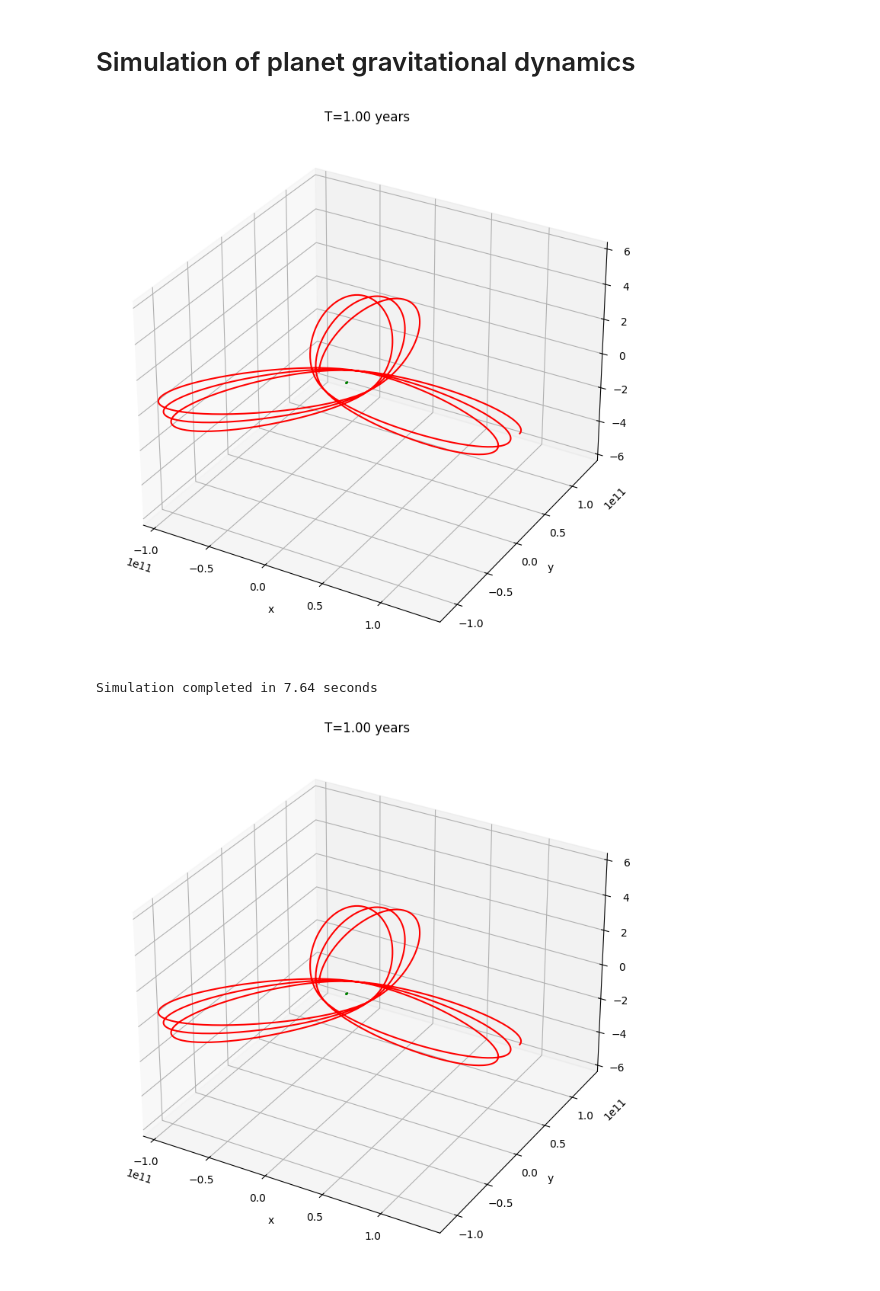
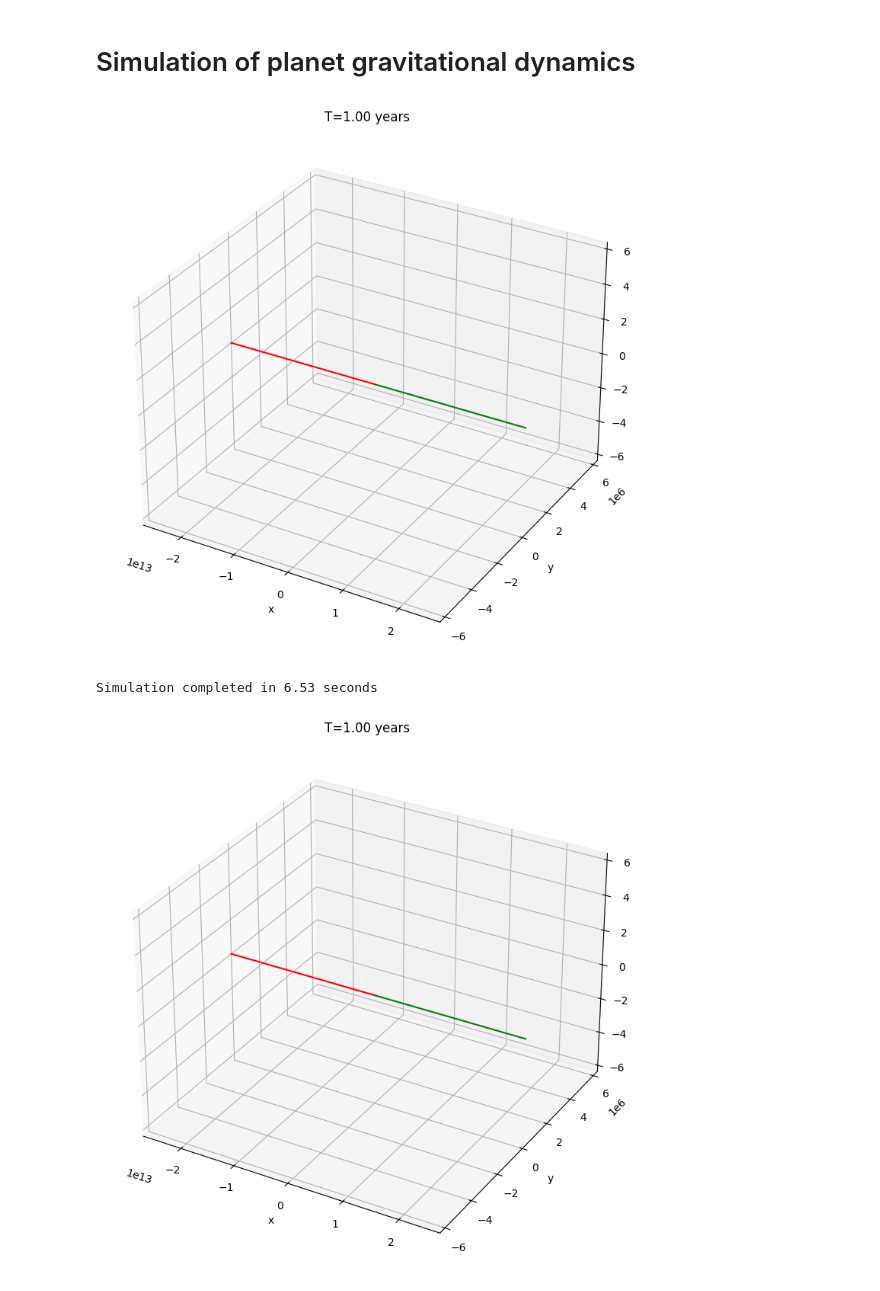
Before and after one commit to JordiBusquets/Planet-dynamics, a Jupyter notebook: scripts/Planets.ipynb, the cells around one changed output. Drawn from its saved outputs; the diff is of its cells as text; code cells hidden in the pictures.

```diff
--- a/scripts/Planets.ipynb
+++ b/scripts/Planets.ipynb
@@ -6,32 +6,32 @@ warnings.filterwarnings('ignore')
 # %%
 import sys
 sys.path.insert(0, '/Users/jordi/Documents/jordi/Programming/github_dev/Planet-dynamics')
 
 import matplotlib.pyplot as plt
 plt.rcParams['figure.figsize'] = [18, 12]
 import timeit
 
 # Import from src modules
 from src.constants import M_earth, R_earth, M_sun, R_sun, D_earth_sun, D_earth_moon, V_earth, G
 from src.models.planet import Planet, static_sun, random_sun, real_earth, random_earth
 from src.main import planet_dynamics
 from src.visualization.plots import colors
 
 # Run the simulation using the main.py planet_dynamics function
 time_horizon = 1.0  # in years
 time_delta = 0.5  # in days
 
 
-planets = [static_sun("1"), real_earth("2")]
+#planets = [static_sun("1"), real_earth("2")]
 #planets = [random_sun("1"), random_sun("2"), random_earth("3"), random_earth("4")]
-#planets = [Planet("1", mass=M_earth, x=0.0), Planet("2", mass=M_earth, y=1000000.0)]
+planets = [Planet("1", mass=M_earth, x=0.0), Planet("2", mass=M_earth, x=1000000.0)]
 
 # Run simulation with plotting enabled
 start = timeit.default_timer()
 planet_dynamics(planets=planets, time_horizon=time_horizon, time_step=time_delta, make_plot=True)
 stop = timeit.default_timer()
 print(f"Simulation completed in {stop - start:.2f} seconds")
 # %% [output]
-[figure, old version]
+[figure, new version]
-Simulation completed in 7.64 seconds
+Simulation completed in 6.53 seconds
-[figure, old version]
+[figure, new version]
```
